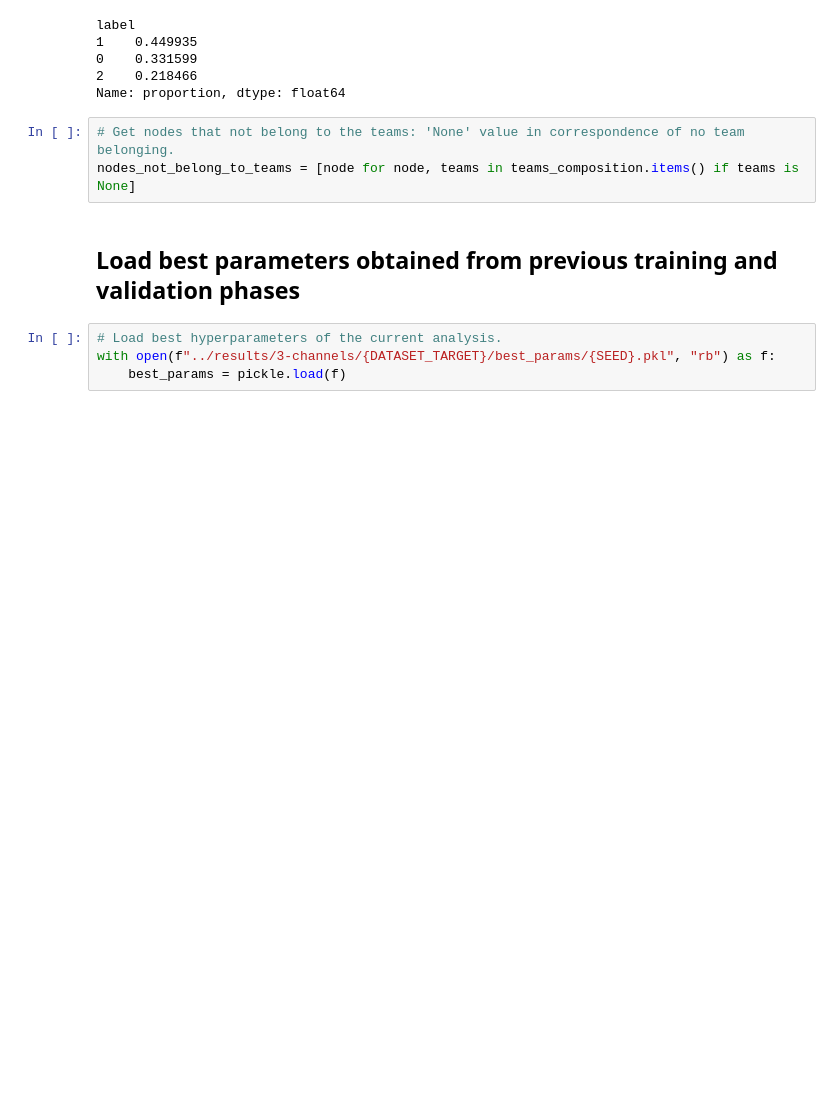
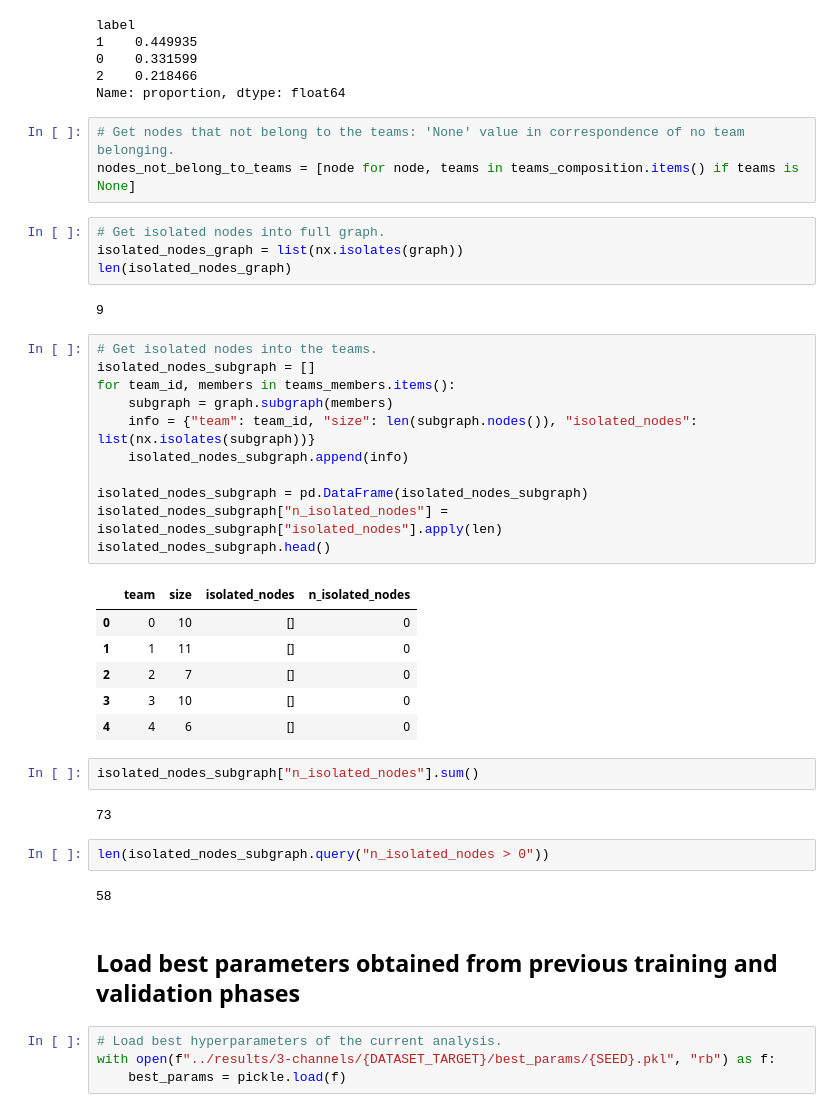
Before and after one commit to pietro-foini/Mentor, a Jupyter notebook: src/models/mentor/notebooks/inference.ipynb, the cells around one changed output. Drawn from its saved outputs; the diff is of its cells as text; blank space fills up the shorter version.

```diff
--- a/src/models/mentor/notebooks/inference.ipynb
+++ b/src/models/mentor/notebooks/inference.ipynb
@@ -77,6 +77,38 @@ Name: proportion, dtype: float64
 # %%
 # Get nodes that not belong to the teams: 'None' value in correspondence of no team belonging.
 nodes_not_belong_to_teams = [node for node, teams in teams_composition.items() if teams is None]
+# %%
+# Get isolated nodes into full graph.
+isolated_nodes_graph = list(nx.isolates(graph))
+len(isolated_nodes_graph)
+# %% [output]
+9
+# %%
+# Get isolated nodes into the teams.
+isolated_nodes_subgraph = []
+for team_id, members in teams_members.items():
+    subgraph = graph.subgraph(members)
+    info = {"team": team_id, "size": len(subgraph.nodes()), "isolated_nodes": list(nx.isolates(subgraph))}
+    isolated_nodes_subgraph.append(info)
+
+isolated_nodes_subgraph = pd.DataFrame(isolated_nodes_subgraph)
+isolated_nodes_subgraph["n_isolated_nodes"] = isolated_nodes_subgraph["isolated_nodes"].apply(len)
+isolated_nodes_subgraph.head()
+# %% [output]
+|  | team | size | isolated_nodes | n_isolated_nodes |
+| 0 | 0 | 10 | [] | 0 |
+| 1 | 1 | 11 | [] | 0 |
+| 2 | 2 | 7 | [] | 0 |
+| 3 | 3 | 10 | [] | 0 |
+| 4 | 4 | 6 | [] | 0 |
+# %%
+isolated_nodes_subgraph["n_isolated_nodes"].sum()
+# %% [output]
+73
+# %%
+len(isolated_nodes_subgraph.query("n_isolated_nodes > 0"))
+# %% [output]
+58
 # %% [markdown]
 ## Load best parameters obtained from previous training and validation phases
 # %%
```
Also changed, not shown: parts of 5 cells of this notebook.
